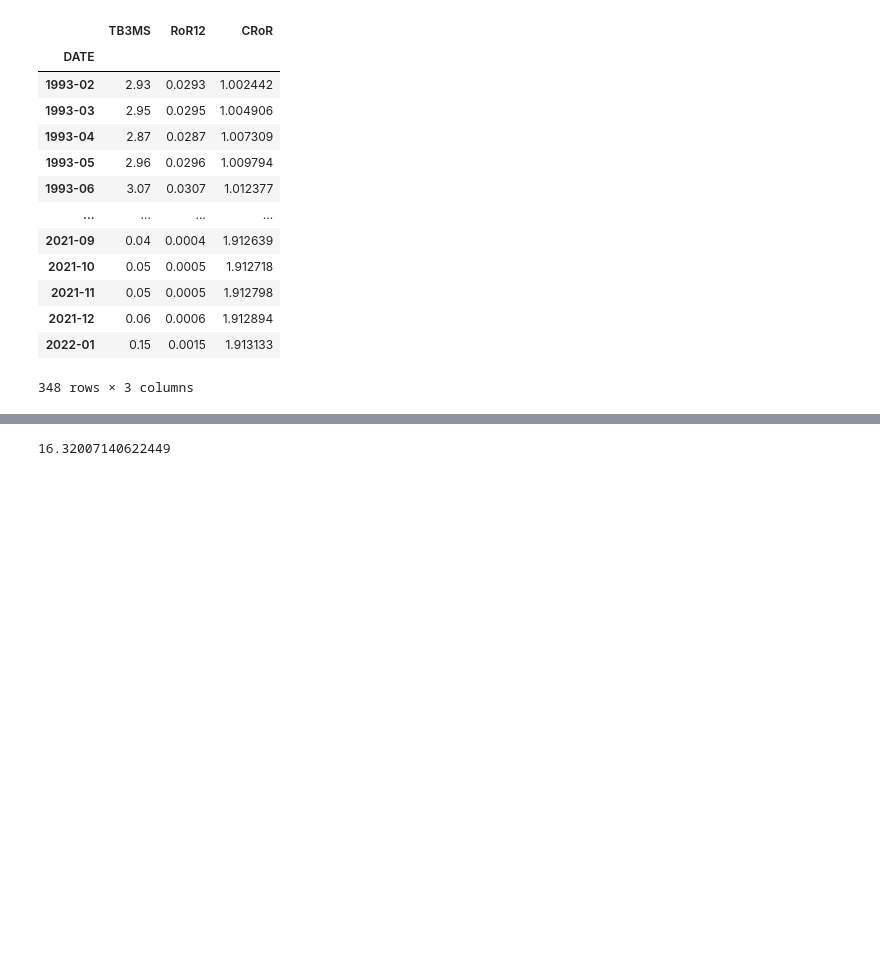
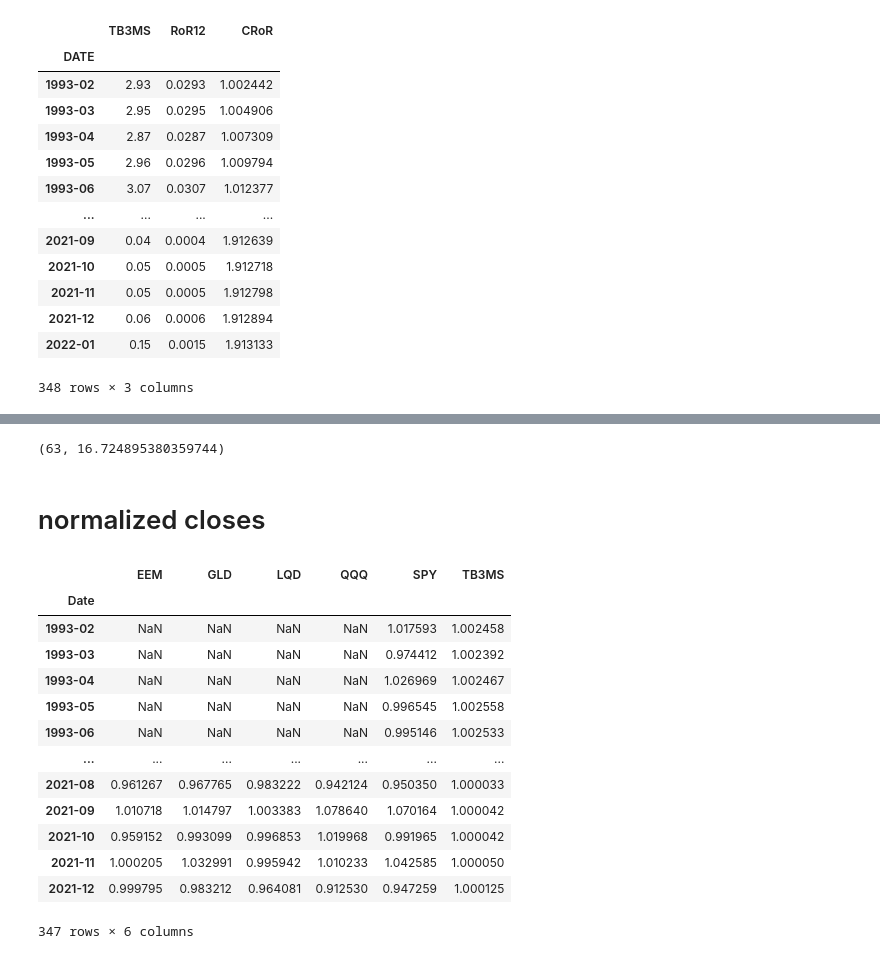
Before and after one commit to JeonHG/momentum-strategies, a Jupyter notebook: relative_momentum.ipynb, the cells around one changed output, grey strips where cells are left out. Drawn from its saved outputs; the diff is of its cells as text; code cells hidden in the pictures; blank space fills up the shorter version.

```diff
--- a/relative_momentum.ipynb
+++ b/relative_momentum.ipynb
@@ -241,4 +319,27 @@ len(transactions)
 # %%
-np.prod(list(map(lambda x: x["ror"], transactions)))
+len(transactions), np.prod(list(map(lambda x: x["ror"], transactions)))
 # %% [output]
-16.32007140622449
+(63, 16.724895380359744)
+# %% [markdown]
+# normalized closes
+# %%
+mrr_df = closes_df.apply(lambda x: round((x.shift(-1) - x) / x, 6) + 1, axis=0)
+# %%
+mrr_df.drop(mrr_df.tail(1).index, inplace=True)
+# %%
+mrr_df
+# %% [output]
+|  | EEM | GLD | LQD | QQQ | SPY | TB3MS |
+| Date |  |  |  |  |  |  |
+| 1993-02 | NaN | NaN | NaN | NaN | 1.017593 | 1.002458 |
+| 1993-03 | NaN | NaN | NaN | NaN | 0.974412 | 1.002392 |
+| 1993-04 | NaN | NaN | NaN | NaN | 1.026969 | 1.002467 |
+| 1993-05 | NaN | NaN | NaN | NaN | 0.996545 | 1.002558 |
+| 1993-06 | NaN | NaN | NaN | NaN | 0.995146 | 1.002533 |
+| ... | ... | ... | ... | ... | ... | ... |
+| 2021-08 | 0.961267 | 0.967765 | 0.983222 | 0.942124 | 0.950350 | 1.000033 |
+| 2021-09 | 1.010718 | 1.014797 | 1.003383 | 1.078640 | 1.070164 | 1.000042 |
+| 2021-10 | 0.959152 | 0.993099 | 0.996853 | 1.019968 | 0.991965 | 1.000042 |
+| 2021-11 | 1.000205 | 1.032991 | 0.995942 | 1.010233 | 1.042585 | 1.000050 |
+| 2021-12 | 0.999795 | 0.983212 | 0.964081 | 0.912530 | 0.947259 | 1.000125 |
+347 rows × 6 columns
```
Also changed, not shown: parts of 25 cells of this notebook.
